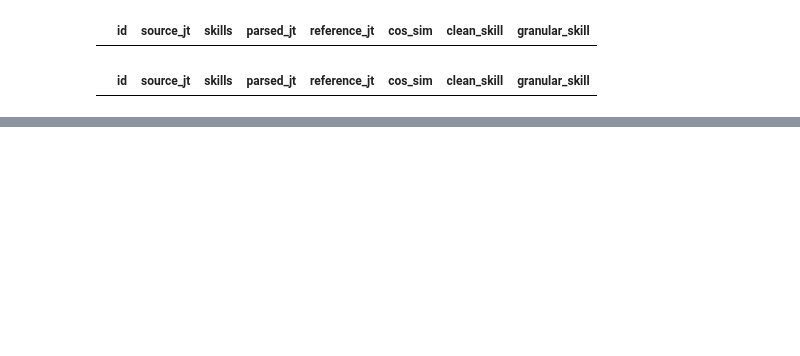
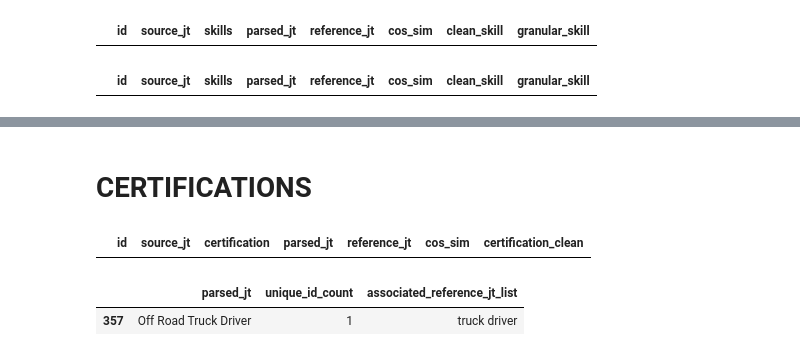
Before and after one commit to juanignaciosolerno/juliusedu, a Jupyter notebook: notebooks/nrel.ipynb, the cells around one changed output, grey strips where cells are left out. Drawn from its saved outputs; the diff is of its cells as text; code cells hidden in the pictures; blank space fills up the shorter version.

```diff
--- a/notebooks/nrel.ipynb
+++ b/notebooks/nrel.ipynb
@@ -57,3 +51,5 @@ grouped_df.sample(30)
 # %%
 path='../data/processed/nrel/id_count_by_parsed_jt_skills.csv'
 grouped_df.to_csv(path,index=False)
+# %% [markdown]
+# CERTIFICATIONS
@@ -59,0 +60,4 @@ grouped_df.to_csv(path,index=False)
+# %%
+df2[(df2['certification']=='') | (df2['certification'].isna())]
+# %% [output]
+|  | id | source_jt | certification | parsed_jt | reference_jt | cos_sim | certification_clean |
@@ -59,0 +66,10 @@ grouped_df.to_csv(path,index=False)
+# %%
+grouped_df2 = df2.groupby('parsed_jt').agg(
+    unique_id_count=('id', 'nunique'),
+    associated_reference_jt_list=('reference_jt', lambda x: list(x.unique()))
+).reset_index()
+grouped_df2['associated_reference_jt_list'] = grouped_df2['associated_reference_jt_list'].apply(lambda x: ','.join(x).lower())
+grouped_df2.sample()
+# %% [output]
+|  | parsed_jt | unique_id_count | associated_reference_jt_list |
+| 357 | Off Road Truck Driver | 1 | truck driver |
```
Also changed, not shown: parts of 21 cells of this notebook.
